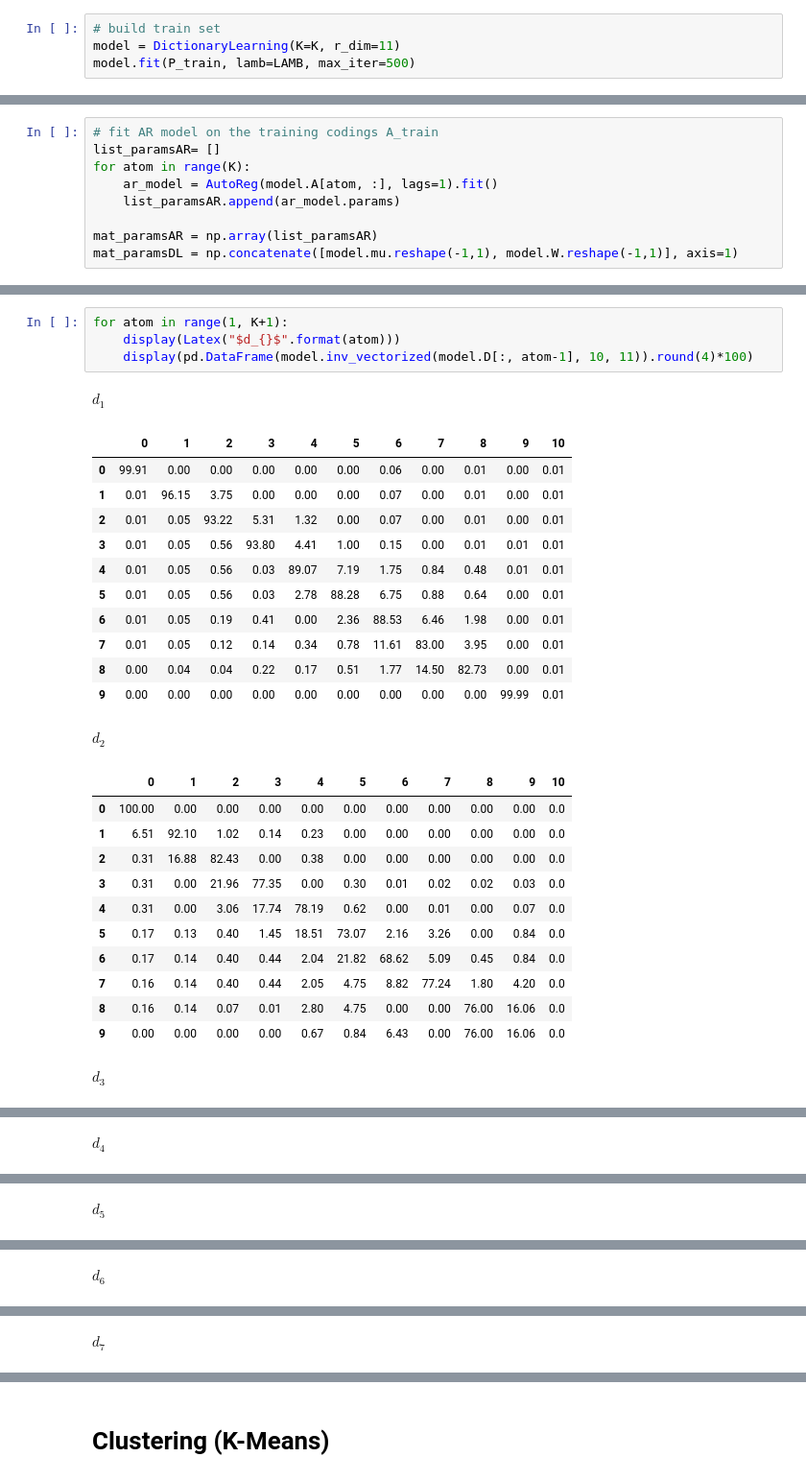
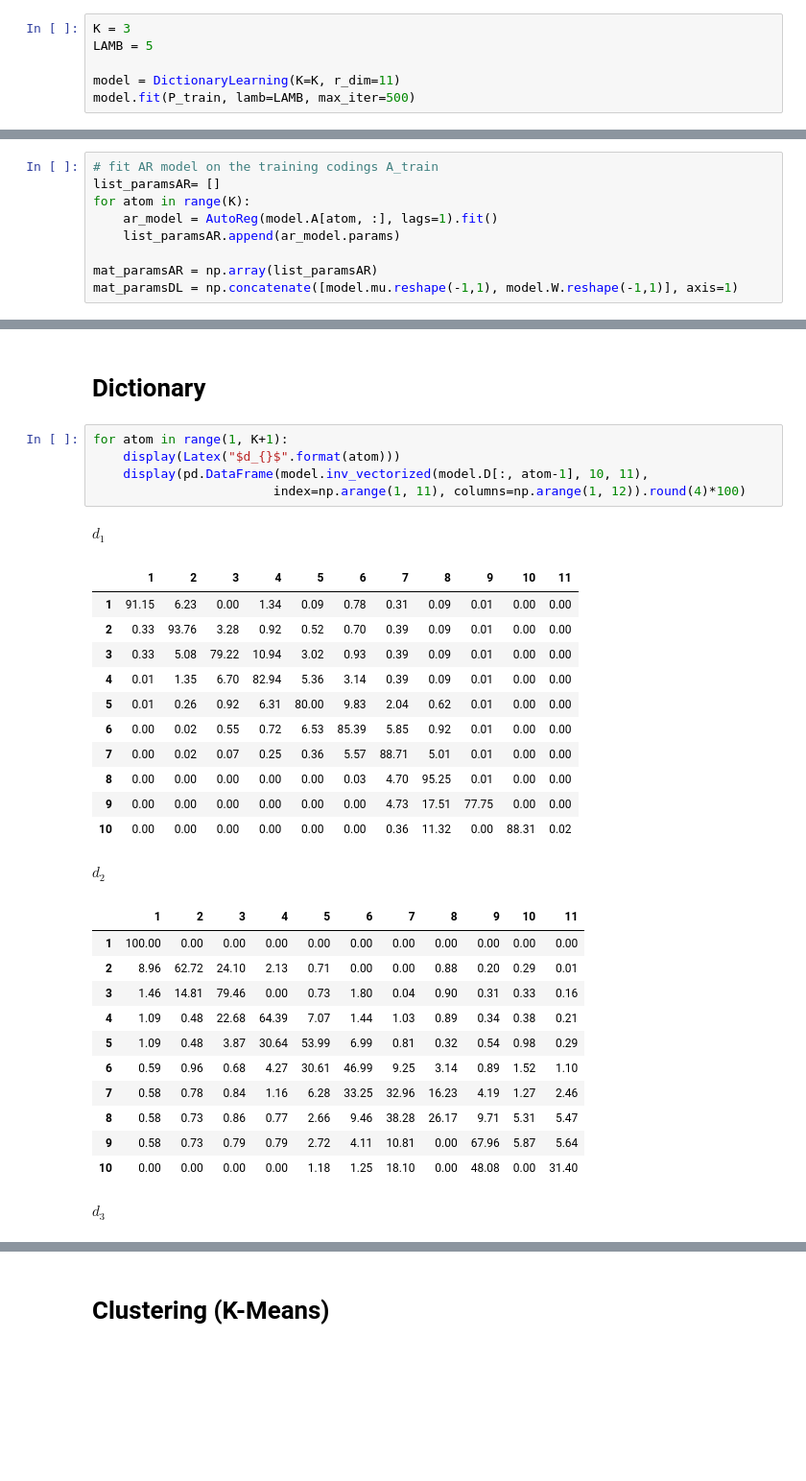
Before and after one commit to michael-allouche/dictionary-learning-RMM, a Jupyter notebook: DL-RMM.ipynb, the cells around one changed output, grey strips where cells are left out. Shown: that part at 96% size. Cells and saved outputs as stored; diff of their text form; blank space fills up the shorter version.

```diff
--- a/DL-RMM.ipynb
+++ b/DL-RMM.ipynb
@@ -341,7 +341,9 @@ _=plt.yticks(fontsize=20)
 # %% [markdown]
 # Comparaison AR and DL
 # %%
-# build train set
+K = 3
+LAMB = 5
+
 model = DictionaryLearning(K=K, r_dim=11)
 model.fit(P_train, lamb=LAMB, max_iter=500)
 # %% [output]
@@ -372,30 +373,33 @@ pd.DataFrame(mat_paramsDL-mat_paramsAR, columns=["constant", "drift"])
+# %% [markdown]
+# Dictionary
 # %%
 for atom in range(1, K+1):
     display(Latex("$d_{}$".format(atom)))
-    display(pd.DataFrame(model.inv_vectorized(model.D[:, atom-1], 10, 11)).round(4)*100)
+    display(pd.DataFrame(model.inv_vectorized(model.D[:, atom-1], 10, 11),
+                        index=np.arange(1, 11), columns=np.arange(1, 12)).round(4)*100)
 # %% [output]
 $d_1$
-|  | 0 | 1 | 2 | 3 | 4 | 5 | 6 | 7 | 8 | 9 | 10 |
-| 0 | 99.91 | 0.00 | 0.00 | 0.00 | 0.00 | 0.00 | 0.06 | 0.00 | 0.01 | 0.00 | 0.01 |
-| 1 | 0.01 | 96.15 | 3.75 | 0.00 | 0.00 | 0.00 | 0.07 | 0.00 | 0.01 | 0.00 | 0.01 |
-| 2 | 0.01 | 0.05 | 93.22 | 5.31 | 1.32 | 0.00 | 0.07 | 0.00 | 0.01 | 0.00 | 0.01 |
-| 3 | 0.01 | 0.05 | 0.56 | 93.80 | 4.41 | 1.00 | 0.15 | 0.00 | 0.01 | 0.01 | 0.01 |
-| 4 | 0.01 | 0.05 | 0.56 | 0.03 | 89.07 | 7.19 | 1.75 | 0.84 | 0.48 | 0.01 | 0.01 |
-| 5 | 0.01 | 0.05 | 0.56 | 0.03 | 2.78 | 88.28 | 6.75 | 0.88 | 0.64 | 0.00 | 0.01 |
-| 6 | 0.01 | 0.05 | 0.19 | 0.41 | 0.00 | 2.36 | 88.53 | 6.46 | 1.98 | 0.00 | 0.01 |
-| 7 | 0.01 | 0.05 | 0.12 | 0.14 | 0.34 | 0.78 | 11.61 | 83.00 | 3.95 | 0.00 | 0.01 |
-| 8 | 0.00 | 0.04 | 0.04 | 0.22 | 0.17 | 0.51 | 1.77 | 14.50 | 82.73 | 0.00 | 0.01 |
-| 9 | 0.00 | 0.00 | 0.00 | 0.00 | 0.00 | 0.00 | 0.00 | 0.00 | 0.00 | 99.99 | 0.01 |
+|  | 1 | 2 | 3 | 4 | 5 | 6 | 7 | 8 | 9 | 10 | 11 |
+| 1 | 91.15 | 6.23 | 0.00 | 1.34 | 0.09 | 0.78 | 0.31 | 0.09 | 0.01 | 0.00 | 0.00 |
+| 2 | 0.33 | 93.76 | 3.28 | 0.92 | 0.52 | 0.70 | 0.39 | 0.09 | 0.01 | 0.00 | 0.00 |
+| 3 | 0.33 | 5.08 | 79.22 | 10.94 | 3.02 | 0.93 | 0.39 | 0.09 | 0.01 | 0.00 | 0.00 |
+| 4 | 0.01 | 1.35 | 6.70 | 82.94 | 5.36 | 3.14 | 0.39 | 0.09 | 0.01 | 0.00 | 0.00 |
+| 5 | 0.01 | 0.26 | 0.92 | 6.31 | 80.00 | 9.83 | 2.04 | 0.62 | 0.01 | 0.00 | 0.00 |
+| 6 | 0.00 | 0.02 | 0.55 | 0.72 | 6.53 | 85.39 | 5.85 | 0.92 | 0.01 | 0.00 | 0.00 |
+| 7 | 0.00 | 0.02 | 0.07 | 0.25 | 0.36 | 5.57 | 88.71 | 5.01 | 0.01 | 0.00 | 0.00 |
+| 8 | 0.00 | 0.00 | 0.00 | 0.00 | 0.00 | 0.03 | 4.70 | 95.25 | 0.01 | 0.00 | 0.00 |
+| 9 | 0.00 | 0.00 | 0.00 | 0.00 | 0.00 | 0.00 | 4.73 | 17.51 | 77.75 | 0.00 | 0.00 |
+| 10 | 0.00 | 0.00 | 0.00 | 0.00 | 0.00 | 0.00 | 0.36 | 11.32 | 0.00 | 88.31 | 0.02 |
 $d_2$
-|  | 0 | 1 | 2 | 3 | 4 | 5 | 6 | 7 | 8 | 9 | 10 |
-| 0 | 100.00 | 0.00 | 0.00 | 0.00 | 0.00 | 0.00 | 0.00 | 0.00 | 0.00 | 0.00 | 0.0 |
-| 1 | 6.51 | 92.10 | 1.02 | 0.14 | 0.23 | 0.00 | 0.00 | 0.00 | 0.00 | 0.00 | 0.0 |
-| 2 | 0.31 | 16.88 | 82.43 | 0.00 | 0.38 | 0.00 | 0.00 | 0.00 | 0.00 | 0.00 | 0.0 |
-| 3 | 0.31 | 0.00 | 21.96 | 77.35 | 0.00 | 0.30 | 0.01 | 0.02 | 0.02 | 0.03 | 0.0 |
-| 4 | 0.31 | 0.00 | 3.06 | 17.74 | 78.19 | 0.62 | 0.00 | 0.01 | 0.00 | 0.07 | 0.0 |
-| 5 | 0.17 | 0.13 | 0.40 | 1.45 | 18.51 | 73.07 | 2.16 | 3.26 | 0.00 | 0.84 | 0.0 |
-| 6 | 0.17 | 0.14 | 0.40 | 0.44 | 2.04 | 21.82 | 68.62 | 5.09 | 0.45 | 0.84 | 0.0 |
-| 7 | 0.16 | 0.14 | 0.40 | 0.44 | 2.05 | 4.75 | 8.82 | 77.24 | 1.80 | 4.20 | 0.0 |
-| 8 | 0.16 | 0.14 | 0.07 | 0.01 | 2.80 | 4.75 | 0.00 | 0.00 | 76.00 | 16.06 | 0.0 |
-| 9 | 0.00 | 0.00 | 0.00 | 0.00 | 0.67 | 0.84 | 6.43 | 0.00 | 76.00 | 16.06 | 0.0 |
+|  | 1 | 2 | 3 | 4 | 5 | 6 | 7 | 8 | 9 | 10 | 11 |
+| 1 | 100.00 | 0.00 | 0.00 | 0.00 | 0.00 | 0.00 | 0.00 | 0.00 | 0.00 | 0.00 | 0.00 |
+| 2 | 8.96 | 62.72 | 24.10 | 2.13 | 0.71 | 0.00 | 0.00 | 0.88 | 0.20 | 0.29 | 0.01 |
+| 3 | 1.46 | 14.81 | 79.46 | 0.00 | 0.73 | 1.80 | 0.04 | 0.90 | 0.31 | 0.33 | 0.16 |
+| 4 | 1.09 | 0.48 | 22.68 | 64.39 | 7.07 | 1.44 | 1.03 | 0.89 | 0.34 | 0.38 | 0.21 |
+| 5 | 1.09 | 0.48 | 3.87 | 30.64 | 53.99 | 6.99 | 0.81 | 0.32 | 0.54 | 0.98 | 0.29 |
+| 6 | 0.59 | 0.96 | 0.68 | 4.27 | 30.61 | 46.99 | 9.25 | 3.14 | 0.89 | 1.52 | 1.10 |
+| 7 | 0.58 | 0.78 | 0.84 | 1.16 | 6.28 | 33.25 | 32.96 | 16.23 | 4.19 | 1.27 | 2.46 |
+| 8 | 0.58 | 0.73 | 0.86 | 0.77 | 2.66 | 9.46 | 38.28 | 26.17 | 9.71 | 5.31 | 5.47 |
+| 9 | 0.58 | 0.73 | 0.79 | 0.79 | 2.72 | 4.11 | 10.81 | 0.00 | 67.96 | 5.87 | 5.64 |
+| 10 | 0.00 | 0.00 | 0.00 | 0.00 | 1.18 | 1.25 | 18.10 | 0.00 | 48.08 | 0.00 | 31.40 |
 $d_3$
@@ -413 +416,0 @@ $d_3$
-$d_4$
@@ -425 +416,0 @@ $d_4$
-$d_5$
@@ -437 +416,0 @@ $d_5$
-$d_6$
@@ -449 +416,0 @@ $d_6$
-$d_7$
```
Also changed, not shown: parts of 43 cells of this notebook, 22 other files.
